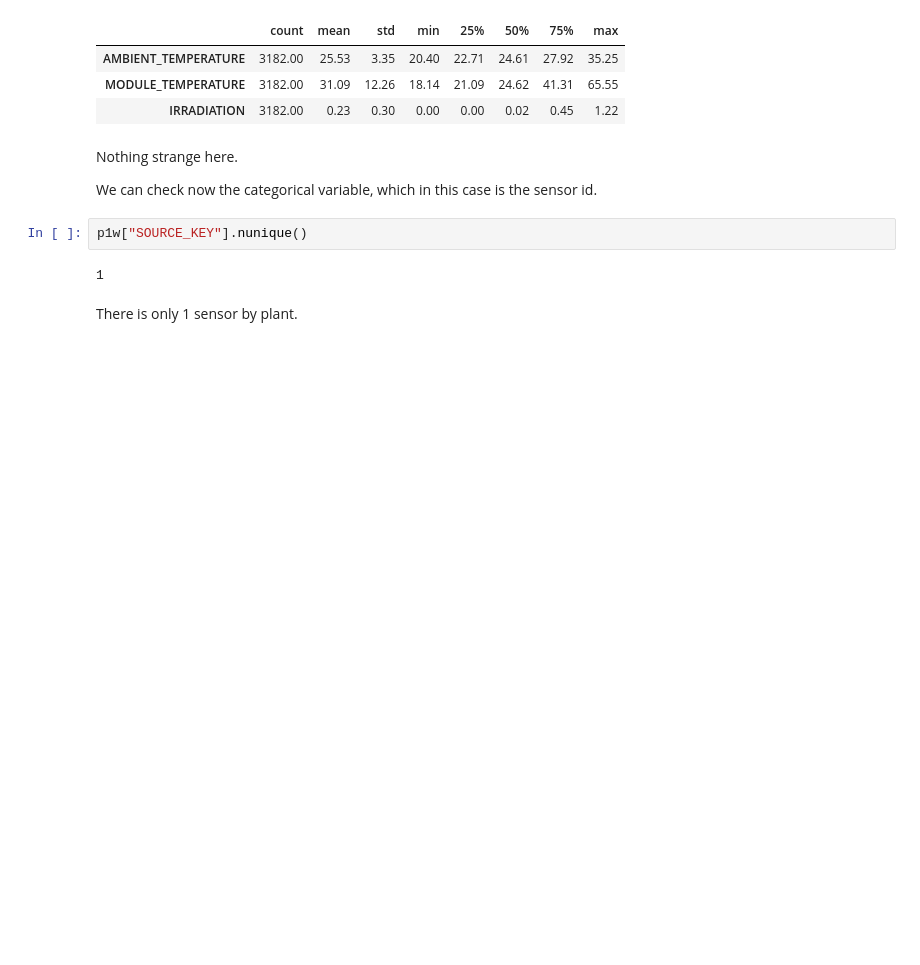
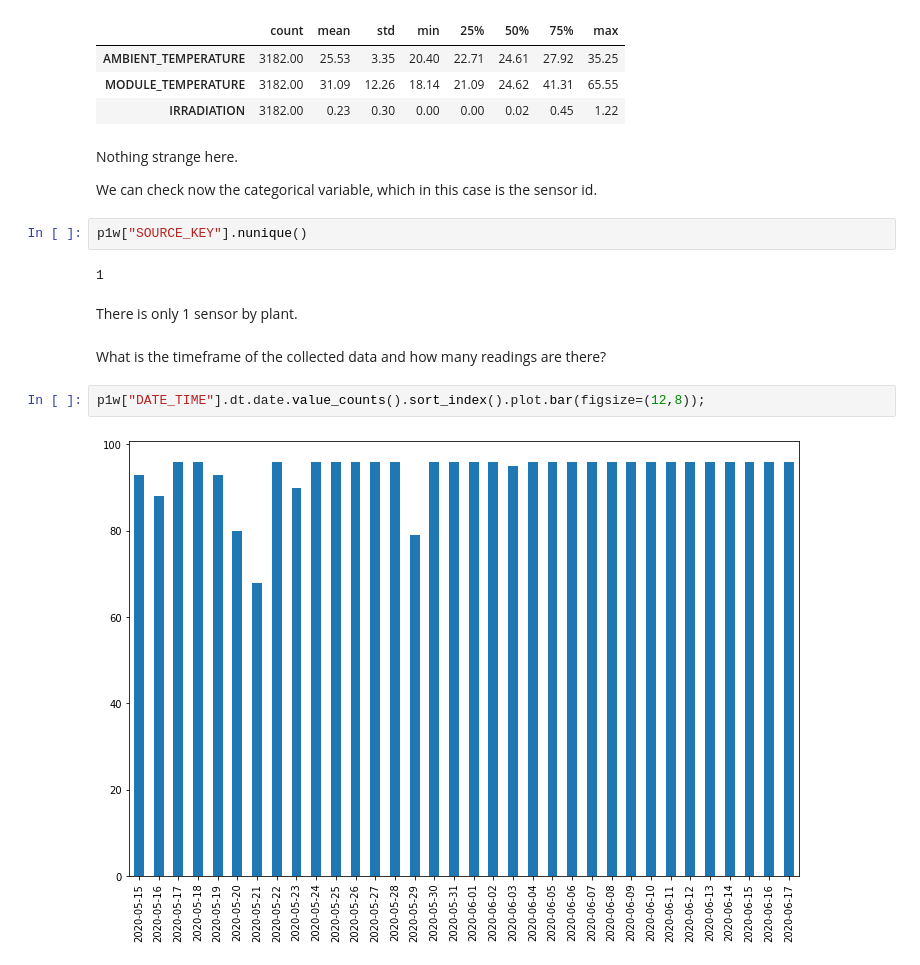
Before and after one commit to luis-cj/data-science-solar-power-plant, a Jupyter notebook: solar_power_plant_part_1.ipynb, the cells around one changed output. Drawn from its saved outputs; the diff is of its cells as text; blank space fills up the shorter version.

Commit message:
finished data quality

```diff
--- a/solar_power_plant_part_1.ipynb
+++ b/solar_power_plant_part_1.ipynb
@@ -382,3 +382,9 @@ p1w["SOURCE_KEY"].nunique()
 1
 # %% [markdown]
 There is only 1 sensor by plant.
+# %% [markdown]
+What is the timeframe of the collected data and how many readings are there?
+# %%
+p1w["DATE_TIME"].dt.date.value_counts().sort_index().plot.bar(figsize=(12,8));
+# %% [output]
+[figure, added]
```
Also changed, not shown: parts of 46 cells of this notebook.
